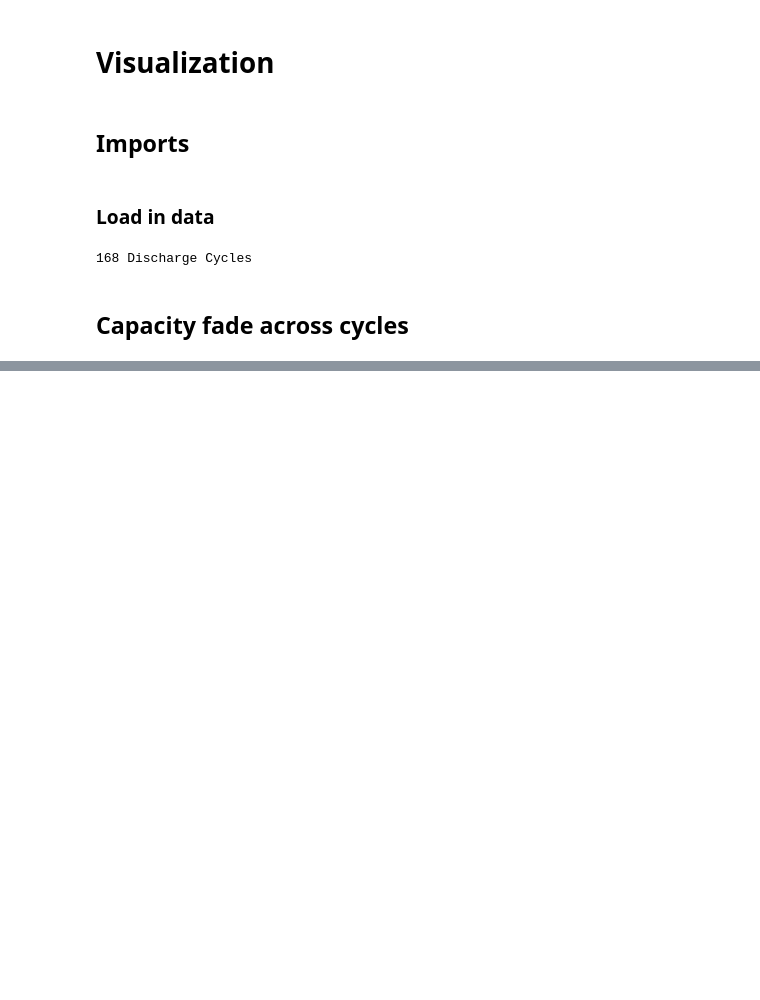
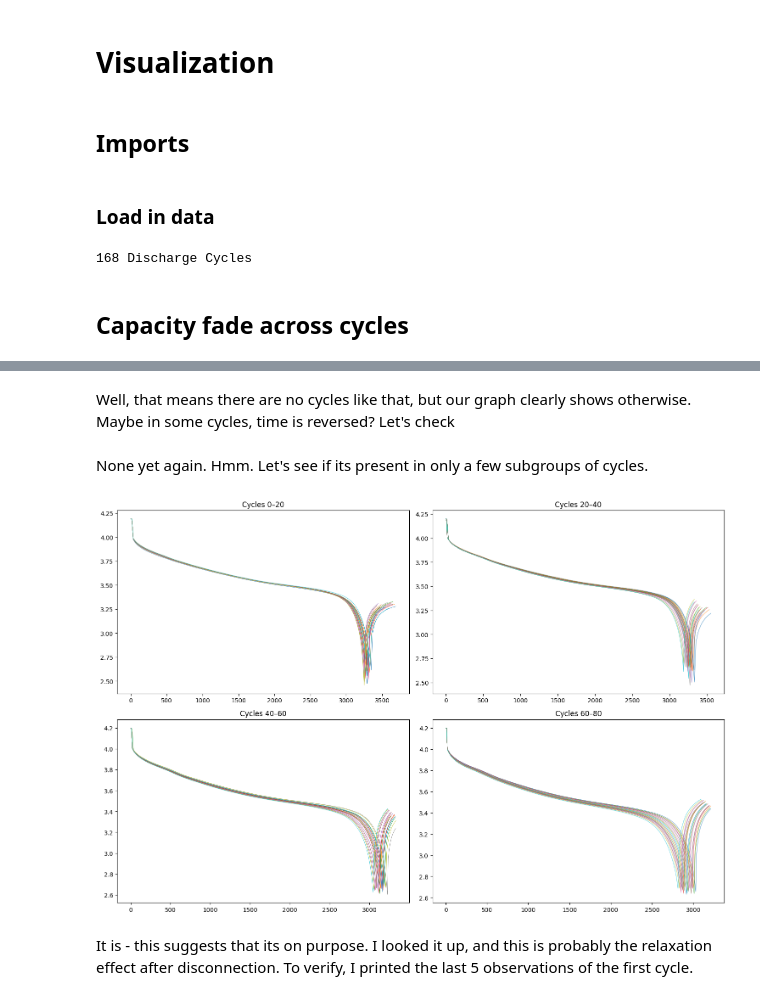
Before and after one commit to SamKhan32/neural-ode-soc, a Jupyter notebook: 01_eda.ipynb, the cells around one changed output, grey strips where cells are left out. Saved outputs shown, nothing was run; the diff lists cells and outputs as text; code cells hidden in the pictures; blank space fills up the shorter version.

```diff
--- a/01_eda.ipynb
+++ b/01_eda.ipynb
@@ -62,0 +105,33 @@ for df in cycle_dfs:
+# %%
+for i, df in enumerate(cycle_dfs):
+    first_voltage = df["voltage_V"].iloc[0]
+    last_voltage = df["voltage_V"].iloc[-1]
+    if last_voltage > first_voltage:
+        print(f"Cycle {i}: first={first_voltage:.3f}V, last={last_voltage:.3f}V")
+# %% [markdown]
+Well, that means there are no cycles like that, but our graph clearly shows otherwise. Maybe in some cycles, time is reversed? Let's check
+# %%
+for i, df in enumerate(cycle_dfs):
+    first_time = df["time_s"].iloc[0]
+    last_time = df["time_s"].iloc[-1]
+    if first_time > last_time:
+        print(f"Cycle {i}: first={first_time:.3f}s, last={last_time:.3f}s")
+# %% [markdown]
+None yet again. Hmm. Let's see if its present in only a few subgroups of cycles.
+# %%
+fig, axes = plt.subplots(2, 2, figsize=(15, 10))
+axes = axes.flatten()
+
+chunk_size = 20
+for ax_idx, start in enumerate(range(0, 80, chunk_size)):
+    chunk = cycle_dfs[start:start + chunk_size]
+    for df in chunk:
+        axes[ax_idx].plot(df["time_s"], df["voltage_V"], linewidth=0.5)
+    axes[ax_idx].set_title(f"Cycles {start}–{start + chunk_size}")
+
+plt.tight_layout()
+plt.show()
+# %% [output]
+[figure, added]
+# %% [markdown]
+It is - this suggests that its on purpose. I looked it up, and this is probably the relaxation effect after disconnection. To verify, I printed the last 5 observations of the first cycle.
```
Also changed, not shown: parts of 7 cells of this notebook, 2 other files.
